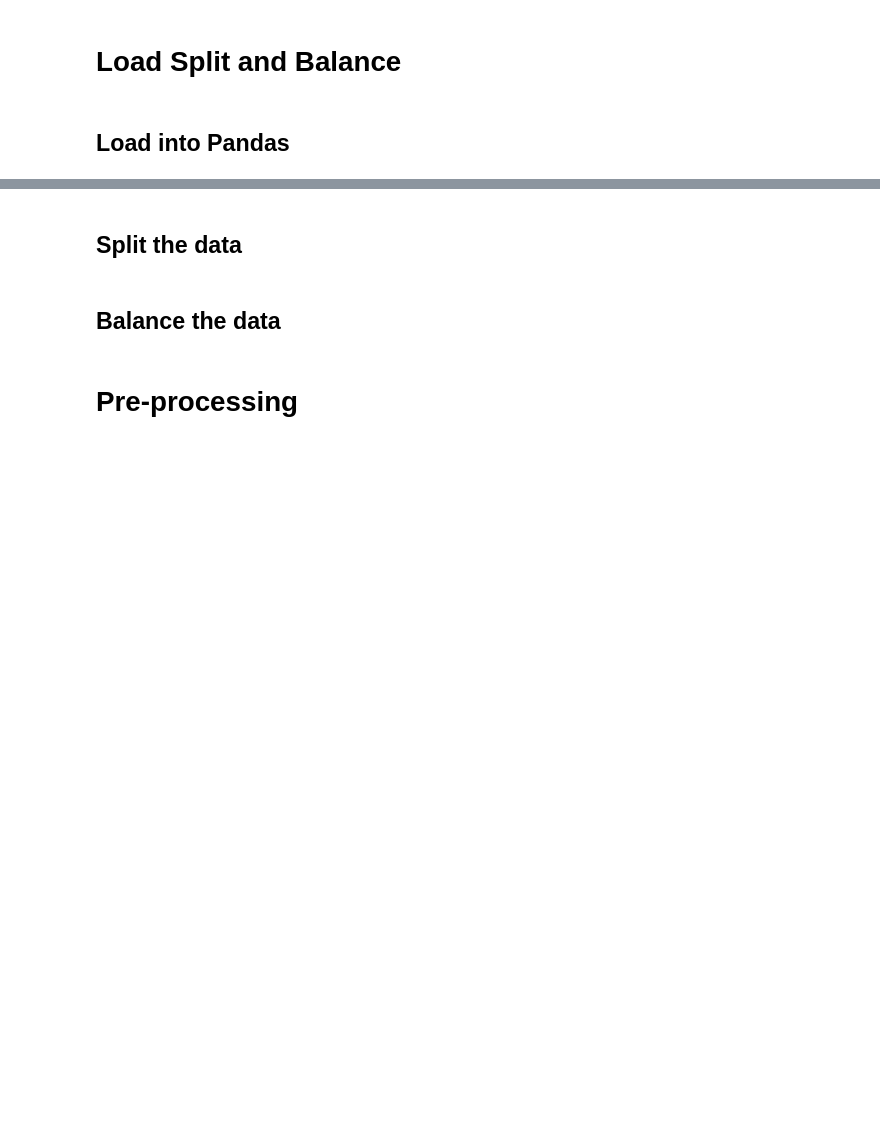
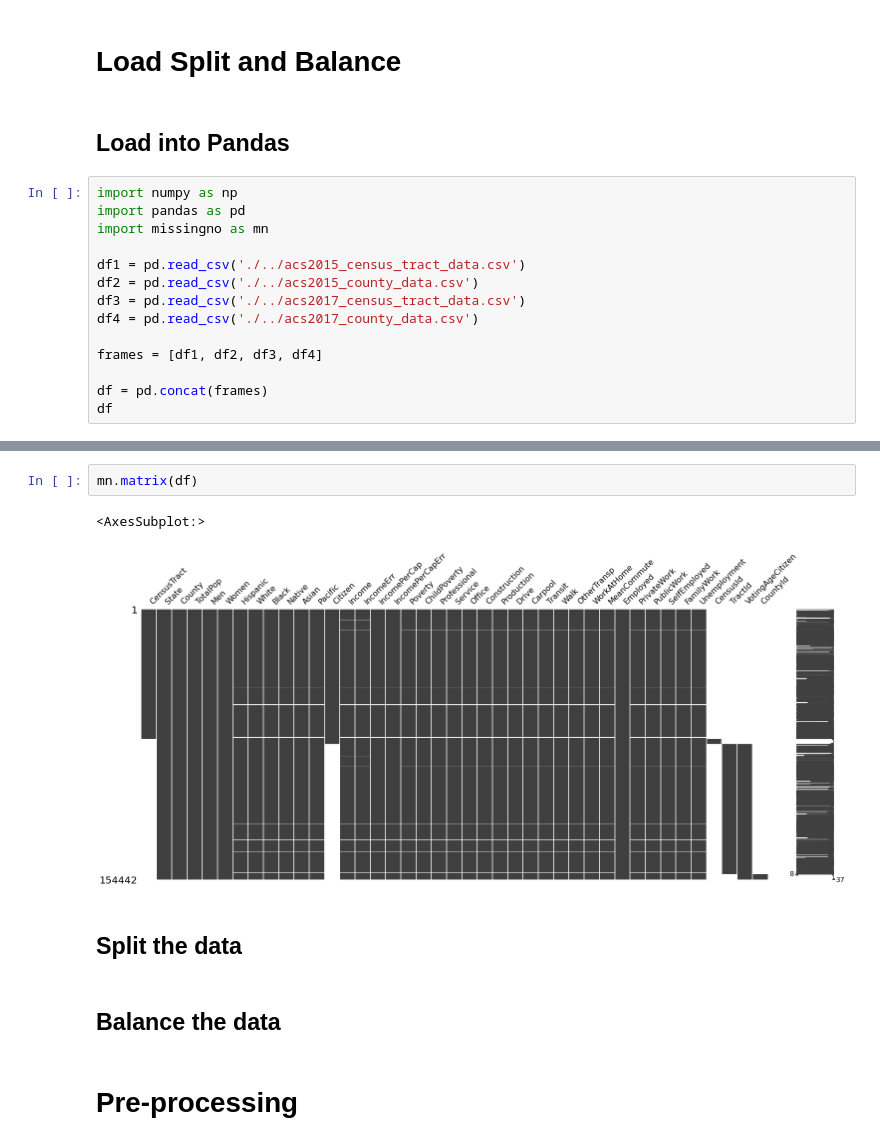
Before and after one commit to stevenjohnlarsen/poverty-data-lab-nn, a Jupyter notebook: CombinedWork.ipynb, the cells around one changed output, grey strips where cells are left out. Drawn from its saved outputs; the diff is of its cells as text; blank space fills up the shorter version.

Commit message:
laoded the data

```diff
--- a/CombinedWork.ipynb
+++ b/CombinedWork.ipynb
@@ -2,3 +2,17 @@
 # Load Split and Balance
 # %% [markdown]
 ## Load into Pandas
+# %%
+import numpy as np
+import pandas as pd
+import missingno as mn
+
+df1 = pd.read_csv('./../acs2015_census_tract_data.csv')
+df2 = pd.read_csv('./../acs2015_county_data.csv')
+df3 = pd.read_csv('./../acs2017_census_tract_data.csv')
+df4 = pd.read_csv('./../acs2017_county_data.csv')
+
+frames = [df1, df2, df3, df4]
+
+df = pd.concat(frames)
+df
@@ -5,3 +33,8 @@
+# %%
+mn.matrix(df)
+# %% [output]
+<AxesSubplot:>
+[figure, added]
 # %% [markdown]
 ## Split the data
 # %% [markdown]
```
Also changed, not shown: parts of 1 cell of this notebook.
